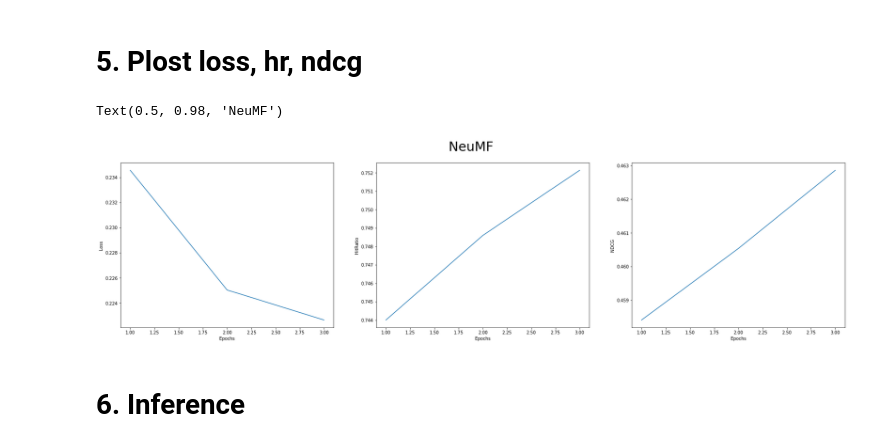
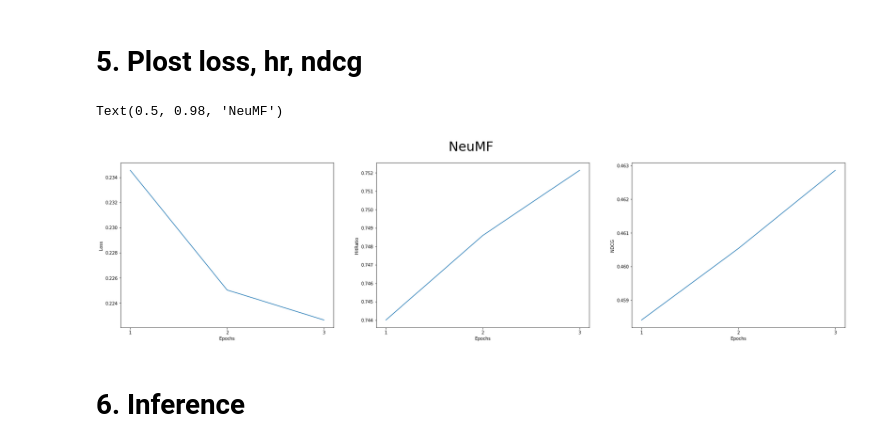
Before and after one commit to boostcampaitech3/level2-movie-recommendation-level2-recsys-12, a Jupyter notebook: GwangSeok/NeuMF/NeuMF.ipynb, the cells around one changed output. Cells and saved outputs as stored; diff of their text form; code cells hidden in the pictures.

Commit message:
Plot loss

```diff
--- a/GwangSeok/NeuMF/NeuMF.ipynb
+++ b/GwangSeok/NeuMF/NeuMF.ipynb
@@ -554,35 +554,23 @@ import seaborn as sns
 # %%
 fig, axes = plt.subplots(1, 3, figsize=(30, 7))
 x_list = [i for i in range(1, hyper.pretrain_epochs+1)]
+loss_name = ['Loss', 'HitRatio', 'NDCG']
+all_loss = [NeuMF_trainer.loss_list,NeuMF_trainer.hr_list,NeuMF_trainer.ndcg_list,]
 
-sns.lineplot(
-    x=x_list, y=NeuMF_trainer.loss_list,
-    ax = axes[0]
-)
+for i in range(hyper.pretrain_epochs):
+    sns.lineplot(
+        x=x_list, y=all_loss[i],
+        ax = axes[i]
+    )
 
-axes[0].set_ylabel('Loss')
-axes[0].set_xlabel('Epochs')
-
-sns.lineplot(
-    x=x_list, y=NeuMF_trainer.hr_list,
-    ax=axes[1]
-)
-
-axes[1].set_ylabel('HitRatio')
-axes[1].set_xlabel('Epochs')
-
-sns.lineplot(
-    x=x_list, y=NeuMF_trainer.ndcg_list,
-    ax=axes[2]
-)
-
-axes[2].set_ylabel('NDCG')
-axes[2].set_xlabel('Epochs')
+    axes[i].set_ylabel(loss_name[i])
+    axes[i].set_xlabel('Epochs')
+    axes[i].set_xticks(x_list)
 
 fig.suptitle('NeuMF', fontsize=30)
 # %% [output]
 Text(0.5, 0.98, 'NeuMF')
-[figure, old version]
+[figure, new version]
 # %% [markdown]
 # 6. Inference
 # %%
```
